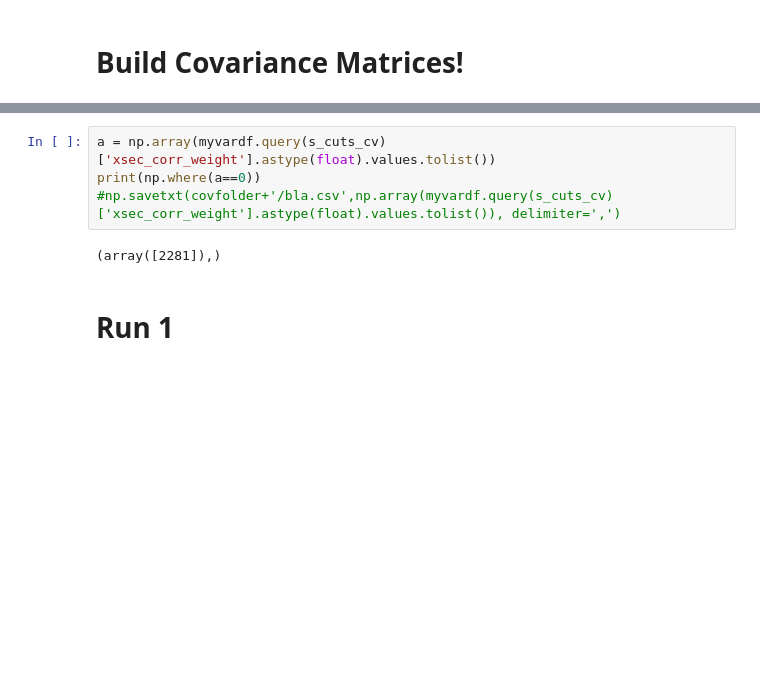
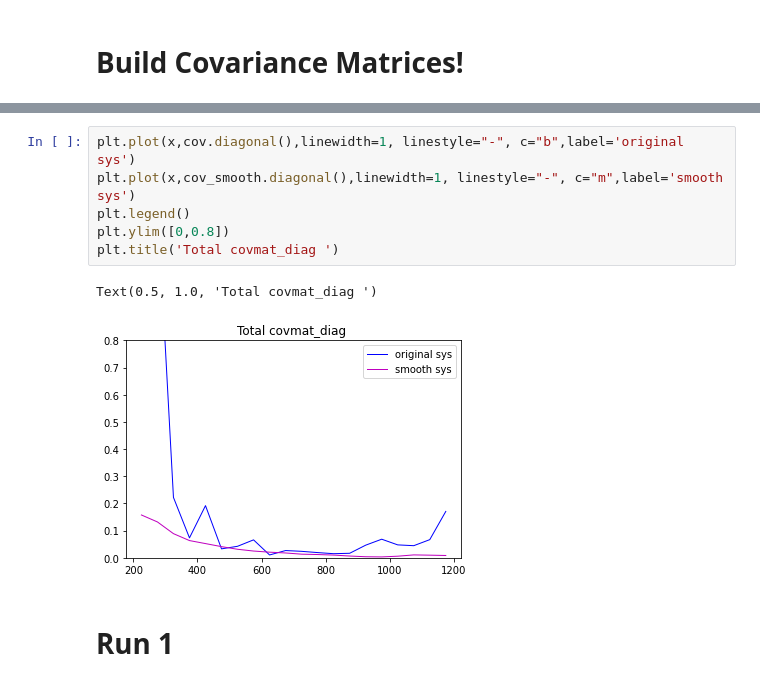
Before and after one commit to LArbys/1L1PSelection, a Jupyter notebook: Notebooks/DetSys.ipynb, the cells around one changed output, grey strips where cells are left out. Drawn from its saved outputs; the diff is of its cells as text; blank space fills up the shorter version.

```diff
--- a/Notebooks/DetSys.ipynb
+++ b/Notebooks/DetSys.ipynb
@@ -545,9 +514,12 @@ Enu_1m1p [0.         0.00181457 0.04886    0.0358516  0.05368594 0.00018322
-# %%
-a = np.array(myvardf.query(s_cuts_cv)['xsec_corr_weight'].astype(float).values.tolist())
-print(np.where(a==0))
-#np.savetxt(covfolder+'/bla.csv',np.array(myvardf.query(s_cuts_cv)['xsec_corr_weight'].astype(float).values.tolist()), delimiter=',')
-# %% [output]
-(array([2281]),)
+# %%
+plt.plot(x,cov.diagonal(),linewidth=1, linestyle="-", c="b",label='original sys')
+plt.plot(x,cov_smooth.diagonal(),linewidth=1, linestyle="-", c="m",label='smooth sys')
+plt.legend()
+plt.ylim([0,0.8])
+plt.title('Total covmat_diag ')
+# %% [output]
+Text(0.5, 1.0, 'Total covmat_diag ')
+[figure, added]
 # %% [markdown]
 # Run 1
 # %%
```
Also changed, not shown: parts of 5 cells of this notebook.
